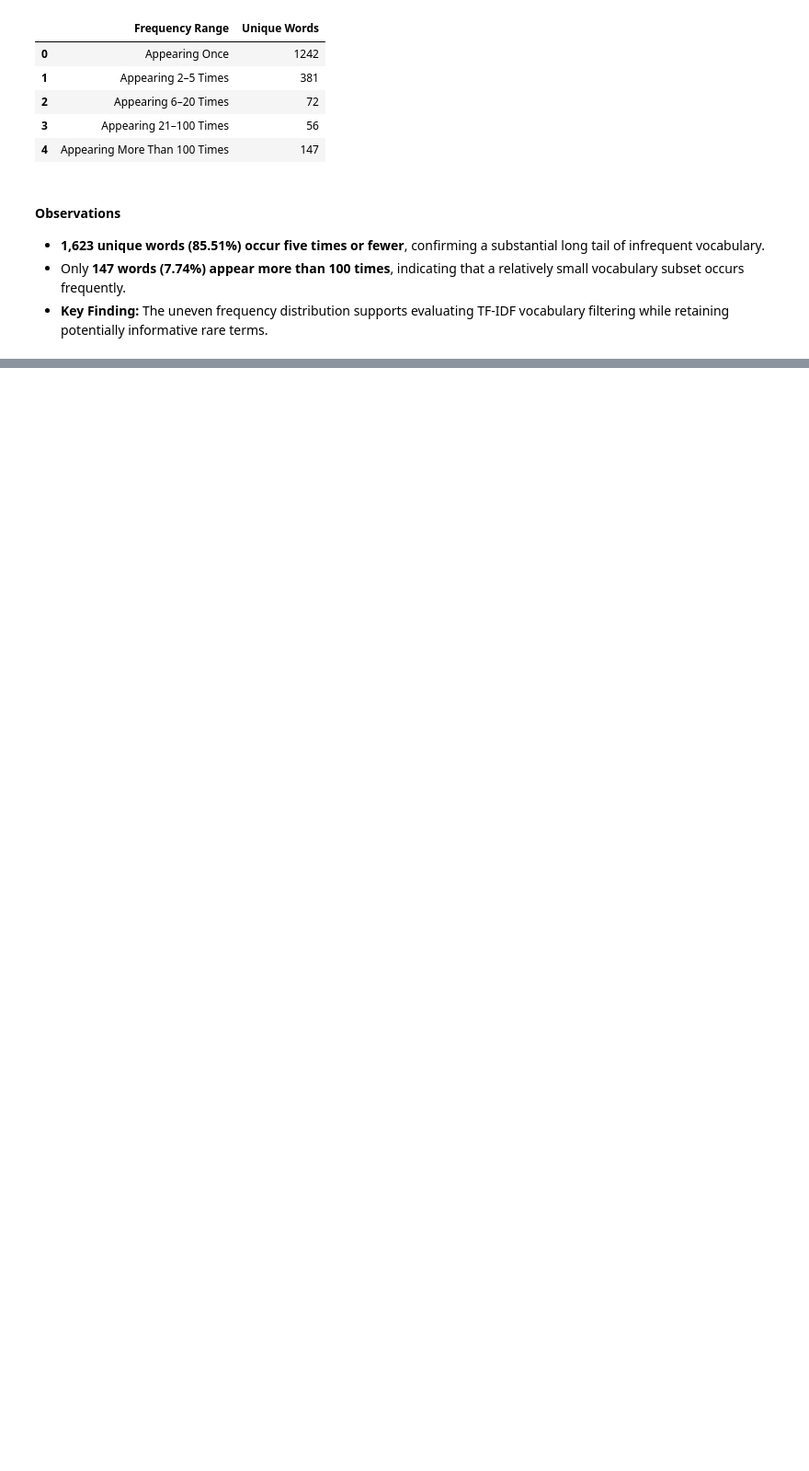
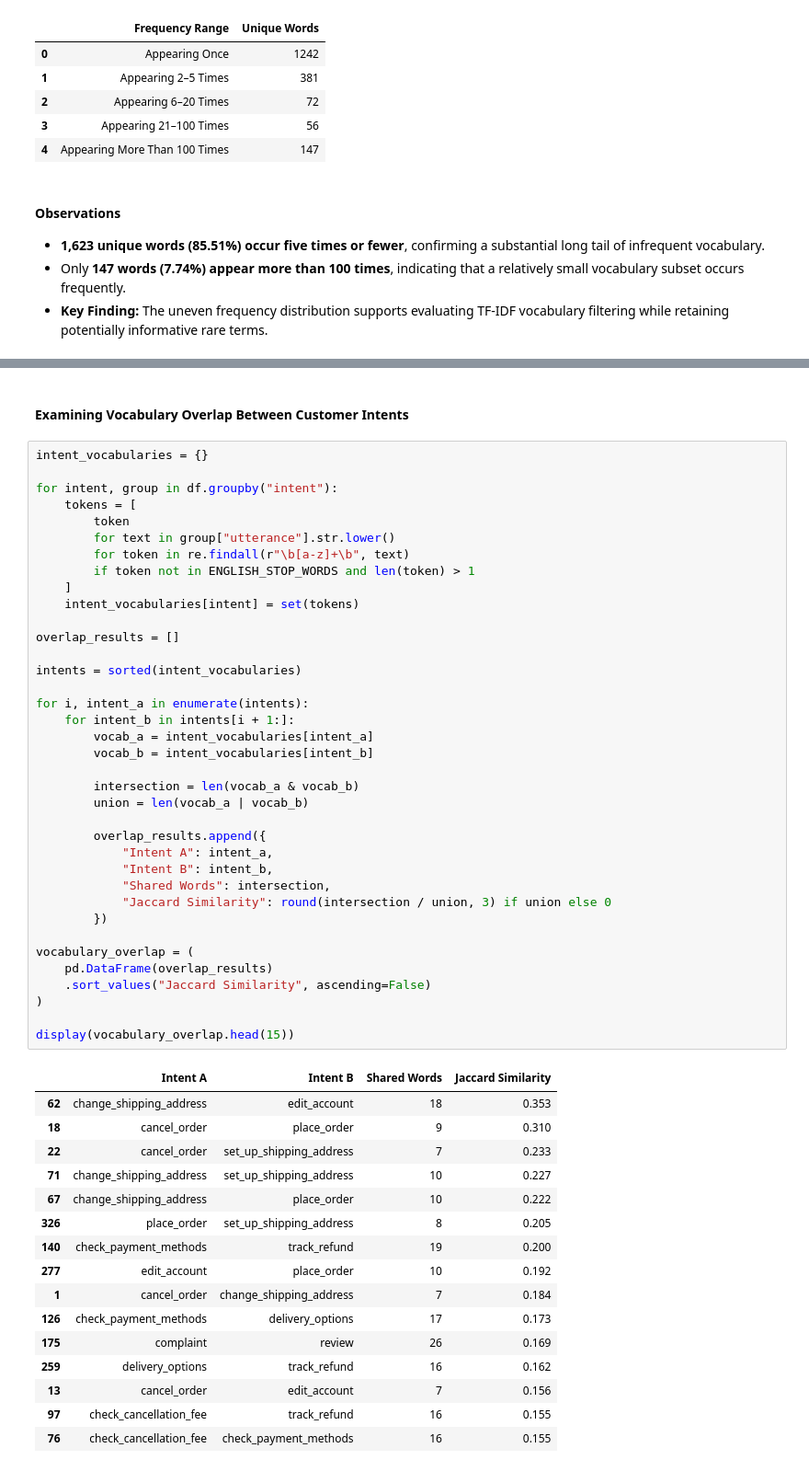
Before and after one commit to TejasMJ/Customer-Support-Intent-Intelligence, a Jupyter notebook: notebooks/02_exploratory_data_analysis.ipynb, the cells around one changed output, grey strips where cells are left out. Shown at 92% size. Saved outputs shown, nothing was run; the diff lists cells and outputs as text; blank space fills up the shorter version.

```diff
--- a/notebooks/02_exploratory_data_analysis.ipynb
+++ b/notebooks/02_exploratory_data_analysis.ipynb
@@ -519,0 +565,56 @@ display(frequency_summary)
+# %% [markdown]
+#### Examining Vocabulary Overlap Between Customer Intents
+# %%
+intent_vocabularies = {}
+
+for intent, group in df.groupby("intent"):
+    tokens = [
+        token
+        for text in group["utterance"].str.lower()
+        for token in re.findall(r"\b[a-z]+\b", text)
+        if token not in ENGLISH_STOP_WORDS and len(token) > 1
+    ]
+    intent_vocabularies[intent] = set(tokens)
+
+overlap_results = []
+
+intents = sorted(intent_vocabularies)
+
+for i, intent_a in enumerate(intents):
+    for intent_b in intents[i + 1:]:
+        vocab_a = intent_vocabularies[intent_a]
+        vocab_b = intent_vocabularies[intent_b]
+
+        intersection = len(vocab_a & vocab_b)
+        union = len(vocab_a | vocab_b)
+
+        overlap_results.append({
+            "Intent A": intent_a,
+            "Intent B": intent_b,
+            "Shared Words": intersection,
+            "Jaccard Similarity": round(intersection / union, 3) if union else 0
+        })
+
+vocabulary_overlap = (
+    pd.DataFrame(overlap_results)
+    .sort_values("Jaccard Similarity", ascending=False)
+)
+
+display(vocabulary_overlap.head(15))
+# %% [output]
+|  | Intent A | Intent B | Shared Words | Jaccard Similarity |
+| 62 | change_shipping_address | edit_account | 18 | 0.353 |
+| 18 | cancel_order | place_order | 9 | 0.310 |
+| 22 | cancel_order | set_up_shipping_address | 7 | 0.233 |
+| 71 | change_shipping_address | set_up_shipping_address | 10 | 0.227 |
+| 67 | change_shipping_address | place_order | 10 | 0.222 |
+| 326 | place_order | set_up_shipping_address | 8 | 0.205 |
+| 140 | check_payment_methods | track_refund | 19 | 0.200 |
+| 277 | edit_account | place_order | 10 | 0.192 |
+| 1 | cancel_order | change_shipping_address | 7 | 0.184 |
+| 126 | check_payment_methods | delivery_options | 17 | 0.173 |
+| 175 | complaint | review | 26 | 0.169 |
+| 259 | delivery_options | track_refund | 16 | 0.162 |
+| 13 | cancel_order | edit_account | 7 | 0.156 |
+| 97 | check_cancellation_fee | track_refund | 16 | 0.155 |
+| 76 | check_cancellation_fee | check_payment_methods | 16 | 0.155 |
```
Also changed, not shown: parts of 19 cells of this notebook.
